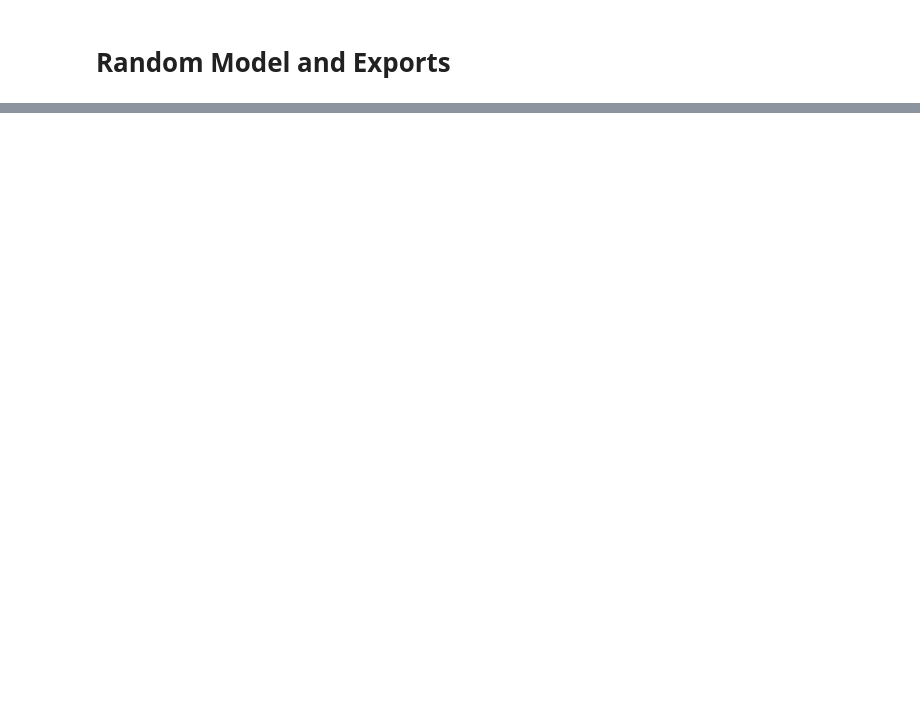
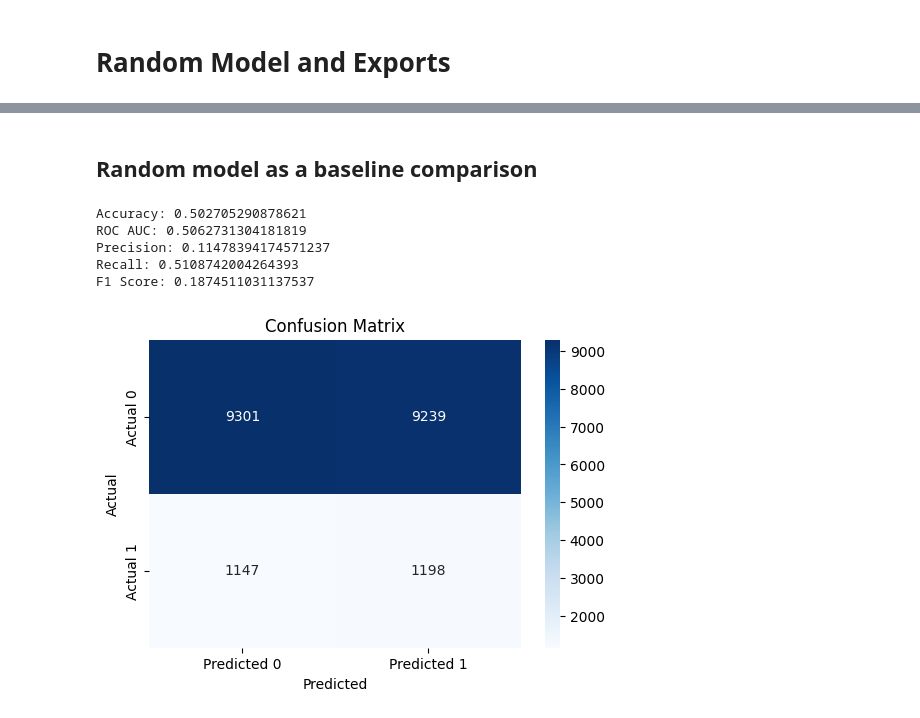
Before and after one commit to guill-mr/ML_TA_Sessions, a Jupyter notebook: session_3/ample_lex_CML_2025.ipynb, the cells around one changed output, grey strips where cells are left out. Cells and saved outputs as stored; diff of their text form; code cells hidden in the pictures; blank space fills up the shorter version.

Commit message:
Uploading confusion matrices for all the proposed baseline models for HEF

```diff
--- a/session_3/ample_lex_CML_2025.ipynb
+++ b/session_3/ample_lex_CML_2025.ipynb
@@ -283,3 +283,5 @@ display(df_pred_LOS.head())
 # Finally, we export the csv to the repository
 df_pred_HEF.to_csv('../data/MIMIC/garcia_joan_CML_2025.csv', index=False)
 df_pred_LOS.to_csv('../data/MIMIC/comin_felix_CML_2025.csv', index=False)
+# %% [markdown]
+## Random model as a baseline comparison
@@ -285,0 +293,23 @@ df_pred_LOS.to_csv('../data/MIMIC/comin_felix_CML_2025.csv', index=False)
+# %%
+preds_train_HEF = predict_random(df_train_HEF, task='clf')
+
+# Evaluation Metrics (we see how we predict correctly 50% of the time)
+print("Accuracy:", accuracy_score(df_train_HEF["HOSPITAL_EXPIRE_FLAG"], preds_train_HEF))
+print("ROC AUC:", roc_auc_score(df_train_HEF["HOSPITAL_EXPIRE_FLAG"], preds_train_HEF))
+print("Precision:", precision_score(df_train_HEF["HOSPITAL_EXPIRE_FLAG"], preds_train_HEF))
+print("Recall:", recall_score(df_train_HEF["HOSPITAL_EXPIRE_FLAG"], preds_train_HEF))
+print("F1 Score:", f1_score(df_train_HEF["HOSPITAL_EXPIRE_FLAG"], preds_train_HEF))
+
+# Confusion Matrix
+cm = confusion_matrix(df_train_HEF["HOSPITAL_EXPIRE_FLAG"], preds_train_HEF)
+plt.figure(figsize=(6,4))
+sns.heatmap(cm, annot=True, fmt='d', cmap='Blues', xticklabels=['Predicted 0', 'Predicted 1'], yticklabels=['Actual 0', 'Actual 1'])
+plt.title('Confusion Matrix')
+plt.show()
+# %% [output]
+Accuracy: 0.502705290878621
+ROC AUC: 0.5062731304181819
+Precision: 0.11478394174571237
+Recall: 0.5108742004264393
+F1 Score: 0.1874511031137537
+[figure, added]
```
Also changed, not shown: parts of 6 cells of this notebook.
